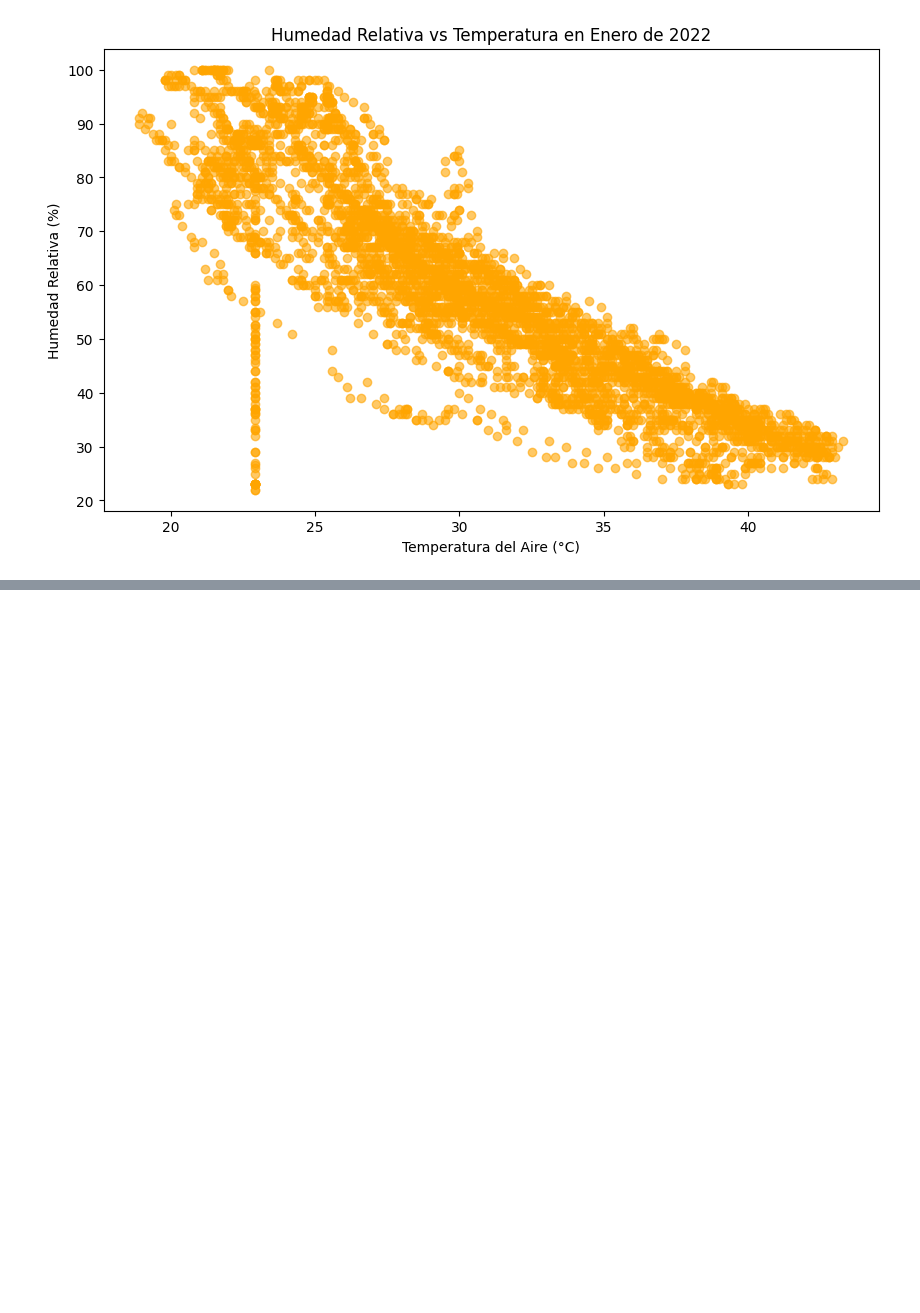
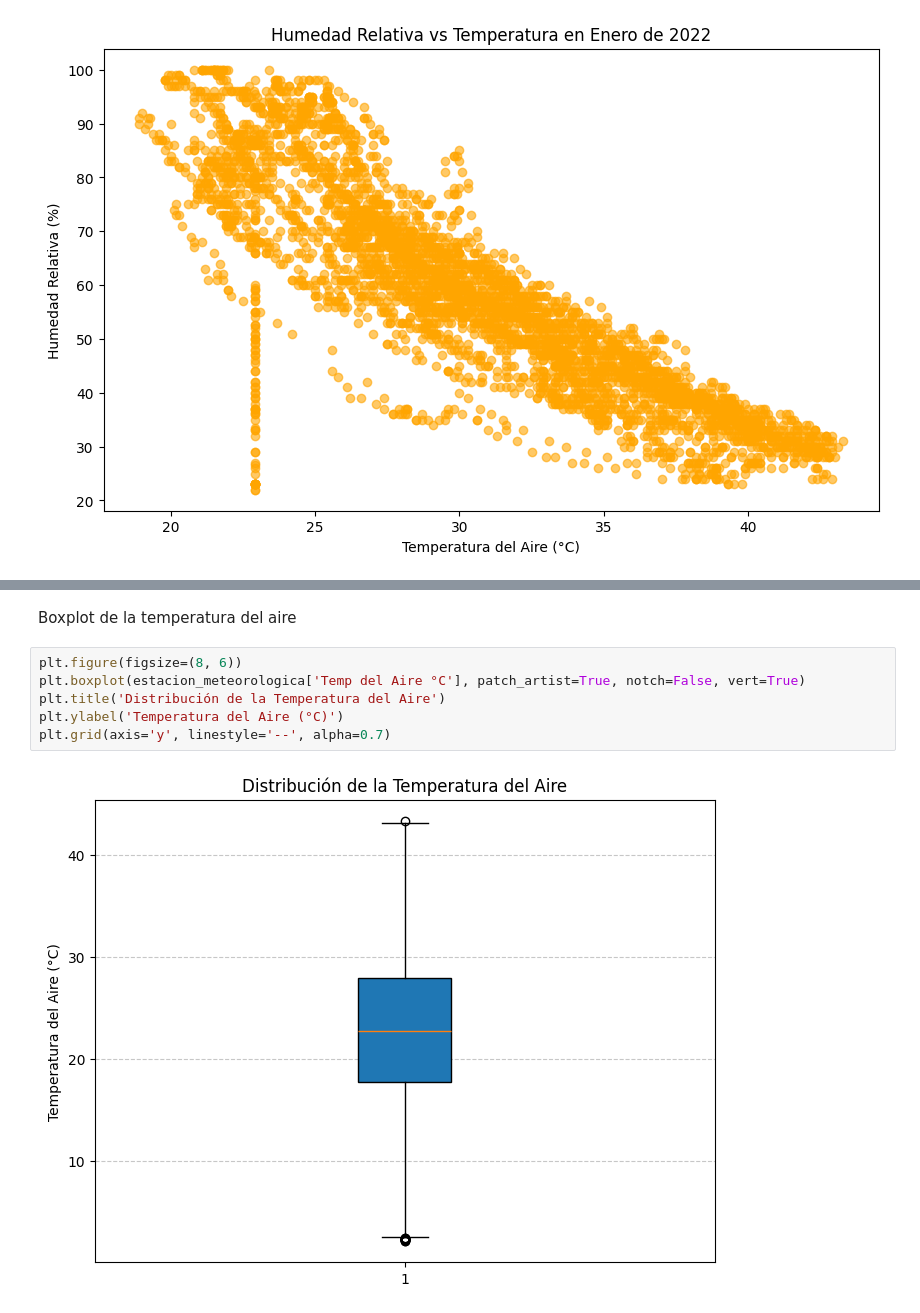
Before and after one commit to aldodds/DS_Python_WeatherStation, a Jupyter notebook: EstacionMeteorologica.ipynb, the cells around one changed output, grey strips where cells are left out. Drawn from its saved outputs; the diff is of its cells as text; blank space fills up the shorter version.

```diff
--- a/EstacionMeteorologica.ipynb
+++ b/EstacionMeteorologica.ipynb
@@ -736,0 +750,10 @@ plt.show()
+# %% [markdown]
+Boxplot de la temperatura del aire
+# %%
+plt.figure(figsize=(8, 6))
+plt.boxplot(estacion_meteorologica['Temp del Aire °C'], patch_artist=True, notch=False, vert=True)
+plt.title('Distribución de la Temperatura del Aire')
+plt.ylabel('Temperatura del Aire (°C)')
+plt.grid(axis='y', linestyle='--', alpha=0.7)
+# %% [output]
+[figure, added]
```
Also changed, not shown: parts of 3 cells of this notebook.
